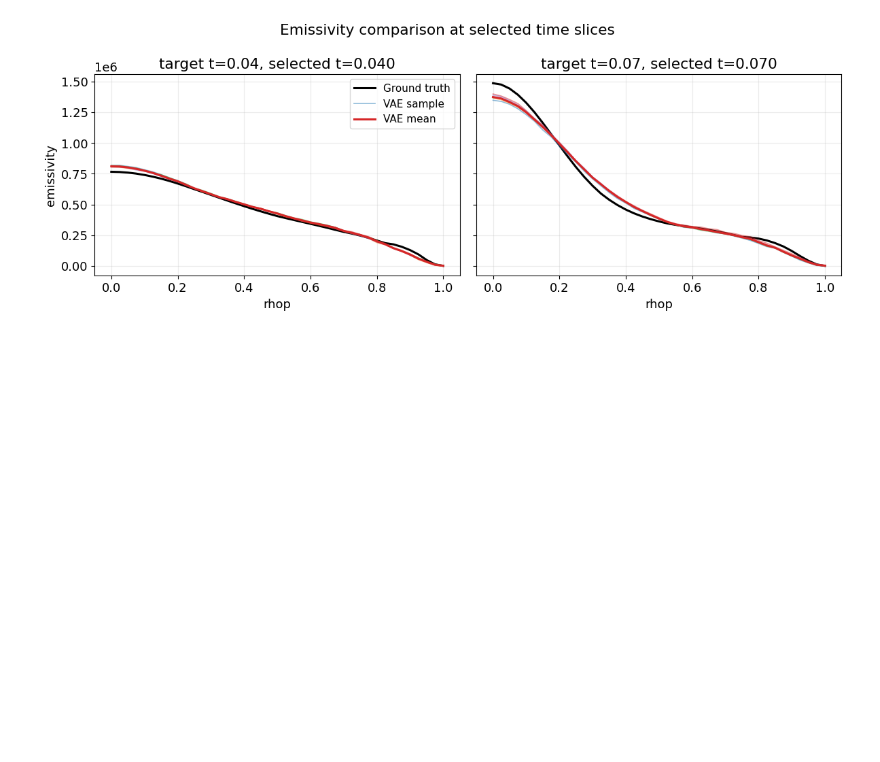
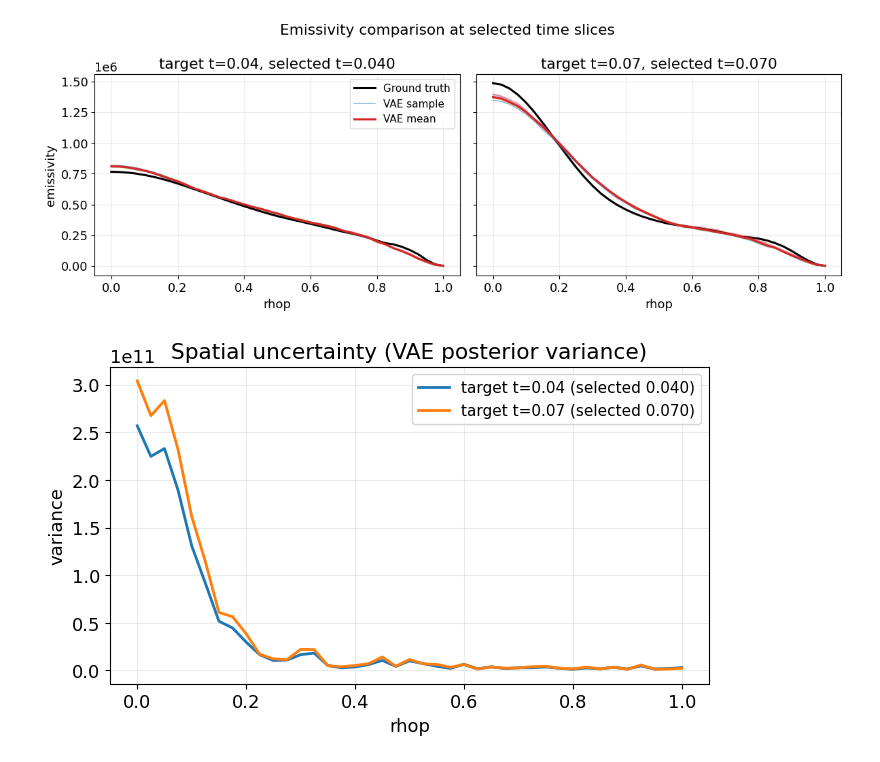
Before and after one commit to indica-mcf/Indica, a Jupyter notebook: indica/workflows/los_bolometry_surrogate_frame.ipynb, the cells around one changed output. Saved outputs shown, nothing was run; the diff lists cells and outputs as text; code cells hidden in the pictures; blank space fills up the shorter version.

Commit message:
feat: spatial uncertainty

```diff
--- a/indica/workflows/los_bolometry_surrogate_frame.ipynb
+++ b/indica/workflows/los_bolometry_surrogate_frame.ipynb
@@ -976,3 +976,42 @@ fig.tight_layout()
 # %% [output]
 no profile params given so updating all
 [figure]
+# %%
+# Spatial uncertainty map: posterior variance vs rhop at t=0.04 and t=0.07
+import numpy as np
+import torch
+import matplotlib.pyplot as plt
+
+target_times = [0.04, 0.07]
+n_samples = 200
+latent_dim = vaemodel.fc3m.out_features
+t_values = np.asarray(brightness.t.values, dtype=float)
+rhop = np.asarray(emissivity_tmp.rhop.values, dtype=float)
+
+fig, ax = plt.subplots(figsize=(7, 4.5))
+
+for t_target in target_times:
+    t_idx = int(np.argmin(np.abs(t_values - t_target)))
+    t_sel = float(t_values[t_idx])
+
+
+    b_t = brightness.isel(t=t_idx).values.astype(np.float32)
+    b_t_norm = torch.from_numpy((b_t - dataset.mu_b) / dataset.sigma_b).unsqueeze(0)
+
+    with torch.no_grad():
+        z = torch.randn(n_samples, latent_dim)
+        b_rep = b_t_norm.expand(n_samples, -1)
+        e_samps = vaemodel.decode(b_rep, z)
+        e_samps_un = (e_samps * dataset.sigma_eps + dataset.mu_eps).cpu().numpy()
+
+    e_var = e_samps_un.var(axis=0)
+    ax.plot(rhop, e_var, linewidth=2, label=f"target t={t_target:.2f} (selected {t_sel:.3f})")
+
+ax.set_xlabel("rhop")
+ax.set_ylabel("variance")
+ax.set_title("Spatial uncertainty (VAE posterior variance)")
+ax.grid(alpha=0.25)
+ax.legend()
+fig.tight_layout()
+# %% [output]
+[figure, added]
```
